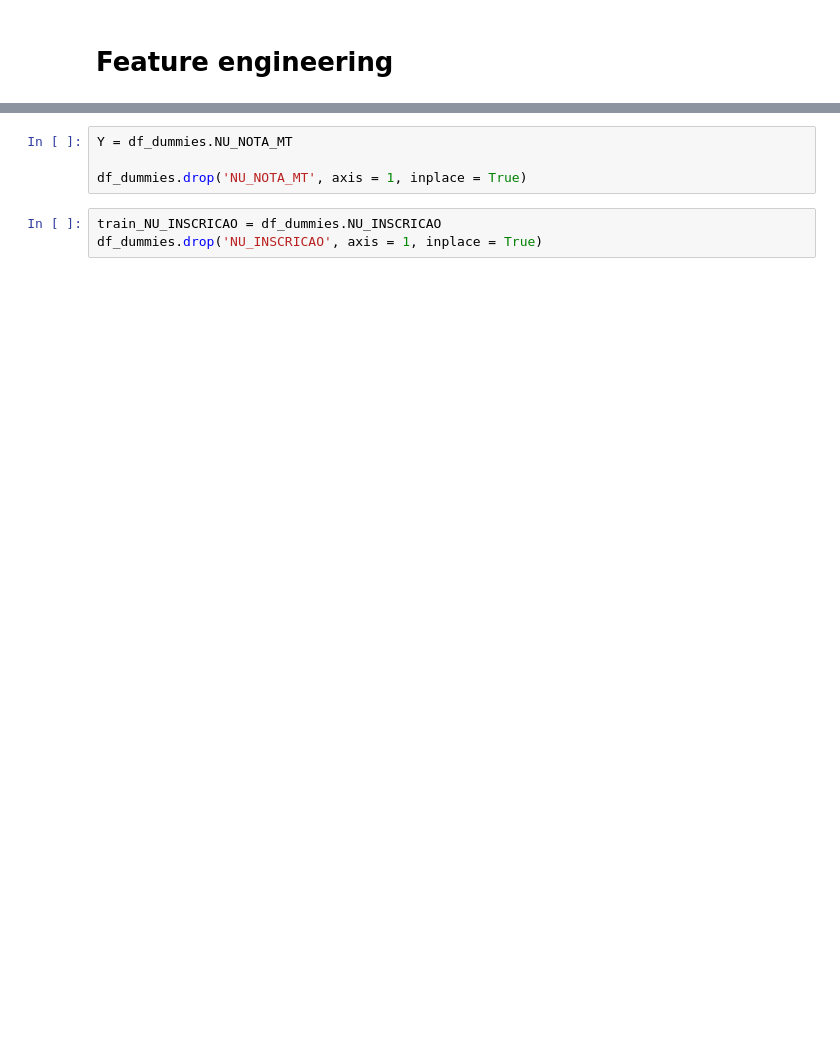
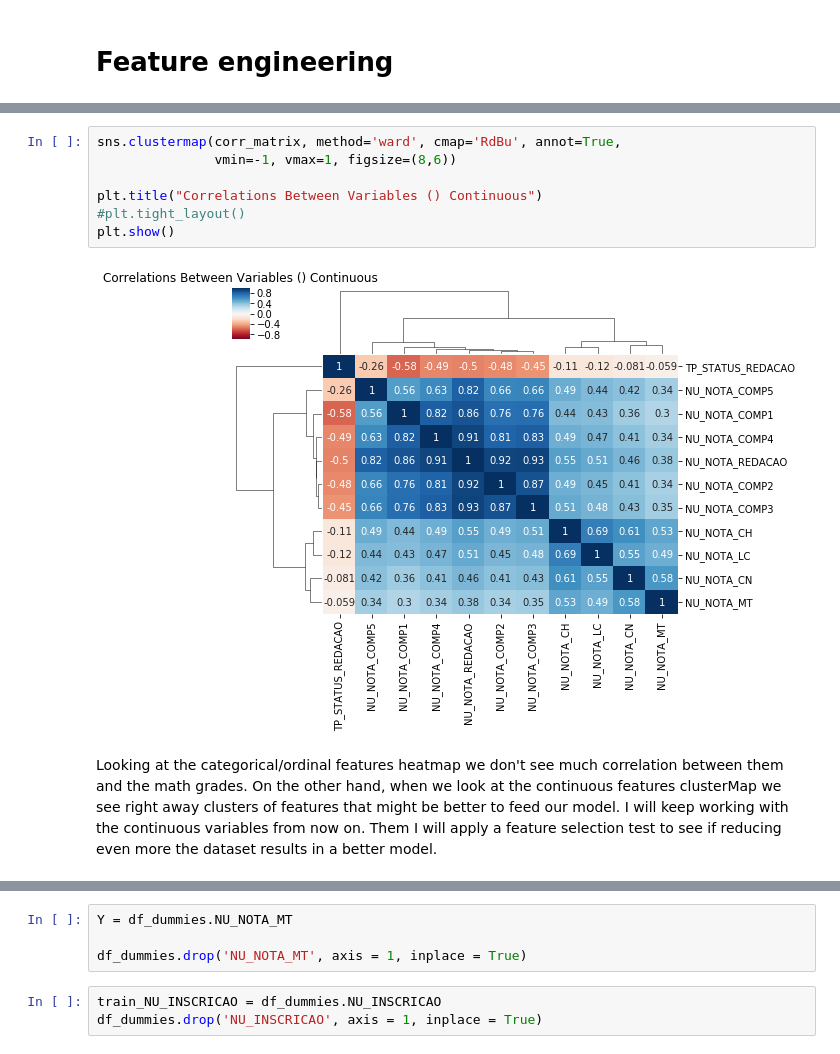
Before and after one commit to jmcabreira-zz/Data-Science-Projects, a Jupyter notebook: Student_grade_prediction_ENEM/Student_grade_prediction.ipynb, the cells around one changed output, grey strips where cells are left out. Cells and saved outputs as stored; diff of their text form; blank space fills up the shorter version.

```diff
--- a/Student_grade_prediction_ENEM/Student_grade_prediction.ipynb
+++ b/Student_grade_prediction_ENEM/Student_grade_prediction.ipynb
@@ -370,0 +469,11 @@ from utils import feature_engineering_encode
+# %%
+sns.clustermap(corr_matrix, method='ward', cmap='RdBu', annot=True,
+               vmin=-1, vmax=1, figsize=(8,6))
+
+plt.title("Correlations Between Variables () Continuous")
+#plt.tight_layout()
+plt.show()
+# %% [output]
+[figure, added]
+# %% [markdown]
+Looking at the categorical/ordinal features heatmap we don't see much correlation between them and the math grades. On the other hand, when we look at the continuous features clusterMap we see right away clusters of features that might be better to feed our model. I will keep working with the continuous variables from now on. Them I will apply a feature selection test to see if reducing even more the dataset results in a better model.
```
Also changed, not shown: parts of 126 cells of this notebook.
